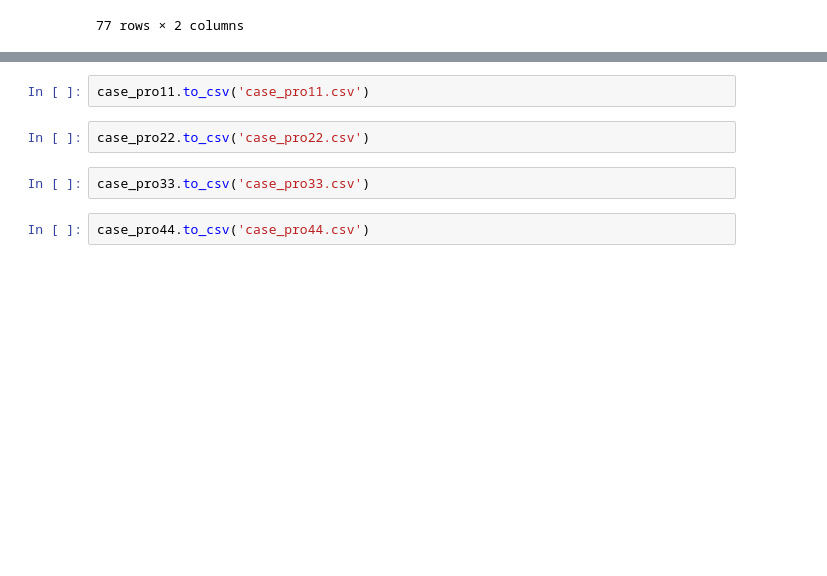
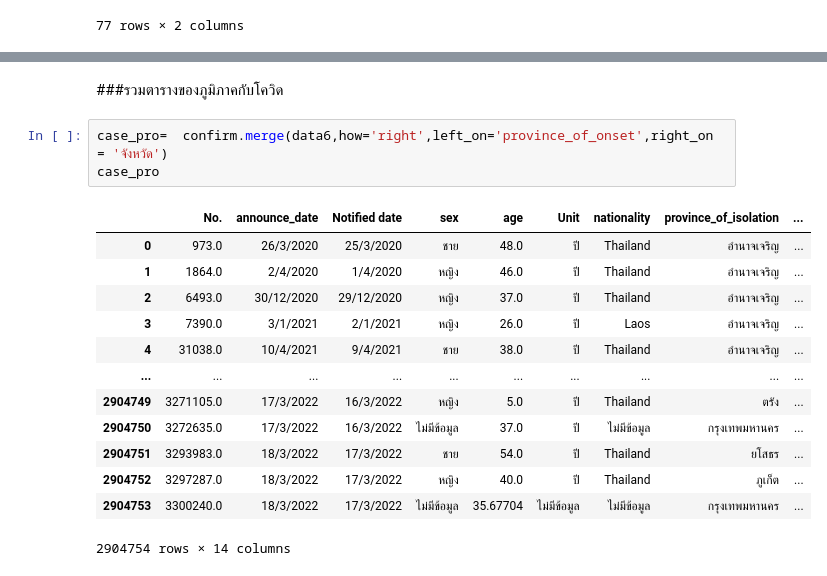
Before and after one commit to pondbaahh/data_viz_2022, a Jupyter notebook: Final_Project.ipynb, the cells around one changed output, grey strips where cells are left out. Cells and saved outputs as stored; diff of their text form; blank space fills up the shorter version.

```diff
--- a/Final_Project.ipynb
+++ b/Final_Project.ipynb
@@ -674,8 +554,19 @@ case_pro44
-# %%
-case_pro11.to_csv('case_pro11.csv')
-# %%
-case_pro22.to_csv('case_pro22.csv')
-# %%
-case_pro33.to_csv('case_pro33.csv')
-# %%
-case_pro44.to_csv('case_pro44.csv')
+# %% [markdown]
+###รวมตารางของภูมิภาคกับโควิด
+# %%
+case_pro=  confirm.merge(data6,how='right',left_on='province_of_onset',right_on = 'จังหวัด')
+case_pro
+# %% [output]
+|  | No. | announce_date | Notified date | sex | age | Unit | nationality | province_of_isolation | ... |
+| 0 | 973.0 | 26/3/2020 | 25/3/2020 | ชาย | 48.0 | ปี | Thailand | อำนาจเจริญ | ... |
+| 1 | 1864.0 | 2/4/2020 | 1/4/2020 | หญิง | 46.0 | ปี | Thailand | อำนาจเจริญ | ... |
+| 2 | 6493.0 | 30/12/2020 | 29/12/2020 | หญิง | 37.0 | ปี | Thailand | อำนาจเจริญ | ... |
+| 3 | 7390.0 | 3/1/2021 | 2/1/2021 | หญิง | 26.0 | ปี | Laos | อำนาจเจริญ | ... |
+| 4 | 31038.0 | 10/4/2021 | 9/4/2021 | ชาย | 38.0 | ปี | Thailand | อำนาจเจริญ | ... |
+| ... | ... | ... | ... | ... | ... | ... | ... | ... | ... |
+| 2904749 | 3271105.0 | 17/3/2022 | 16/3/2022 | หญิง | 5.0 | ปี | Thailand | ตรัง | ... |
+| 2904750 | 3272635.0 | 17/3/2022 | 16/3/2022 | ไม่มีข้อมูล | 37.0 | ปี | ไม่มีข้อมูล | กรุงเทพมหานคร | ... |
+| 2904751 | 3293983.0 | 18/3/2022 | 17/3/2022 | ชาย | 54.0 | ปี | Thailand | ยโสธร | ... |
+| 2904752 | 3297287.0 | 18/3/2022 | 17/3/2022 | หญิง | 40.0 | ปี | Thailand | ภูเก็ต | ... |
+| 2904753 | 3300240.0 | 18/3/2022 | 17/3/2022 | ไม่มีข้อมูล | 35.67704 | ไม่มีข้อมูล | ไม่มีข้อมูล | กรุงเทพมหานคร | ... |
+2904754 rows × 14 columns
```
Also changed, not shown: parts of 54 cells of this notebook.
